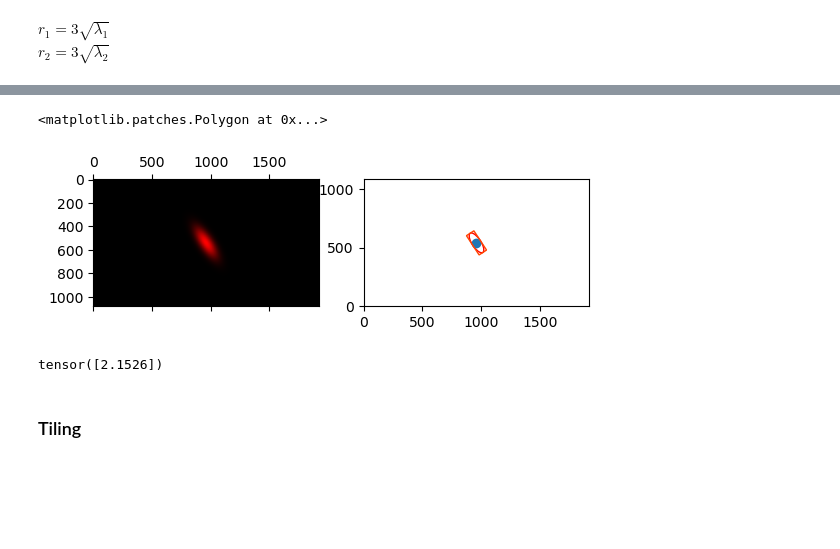
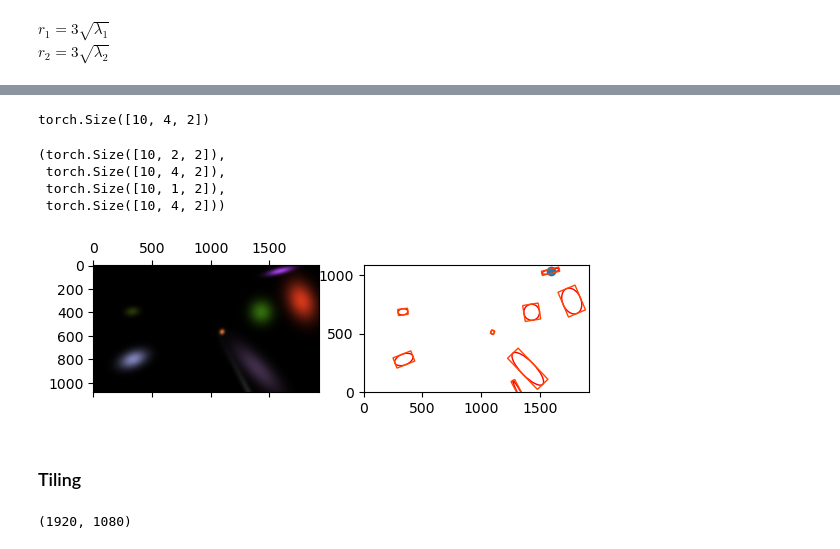
Before and after one commit to myasincifci/gaussian-splatting, a Jupyter notebook: notebooks/rendering_final.ipynb, the cells around one changed output, grey strips where cells are left out. Saved outputs shown, nothing was run; the diff lists cells and outputs as text; code cells hidden in the pictures; blank space fills up the shorter version.

```diff
--- a/notebooks/rendering_final.ipynb
+++ b/notebooks/rendering_final.ipynb
@@ -32,3 +14,11 @@ opc = torch.tensor([
+# %%
+N = 10
+
+mu = (torch.rand((N,3)) - 0.5) * 4.
+scale = torch.rand((N,3)) * 0.2
+quat = torch.rand((N, 4))
+col = torch.rand((N, 3))
+opc = torch.rand((N,))
 # %% [markdown]
 ### Projection
 # %%
@@ -162,10 +141,18 @@ def get_rotation(theta):
     cos = torch.cos(theta)
     sin = torch.sin(theta)
 
-    return torch.tensor([
-        [cos, -sin],
-        [sin,  cos]
-    ])
+    R = torch.empty((len(cos),2,2))
+    R[:,0,0] = cos
+    R[:,0,1] = -sin
+    R[:,1,0] = sin
+    R[:,1,1] = cos
+
+    return R
+
+    # return torch.tensor([
+    #     [cos, -sin],
+    #     [sin,  cos]
+    # ])
 # %%
 def get_box(mu, cov):
     N = len(mu)
@@ -195 +177,14 @@ tensor([2.1526])
+# %%
+box = get_box(mu_, cov_)
+box_mean = box.mean(dim=1, keepdim=True)
+box.shape
+# %% [output]
+torch.Size([10, 4, 2])
+# %%
+rot.shape, box.shape, box_mean.shape, (box - box_mean).shape
+# %% [output]
+(torch.Size([10, 2, 2]),
+ torch.Size([10, 4, 2]),
+ torch.Size([10, 1, 2]),
+ torch.Size([10, 4, 2]))
 # %%
@@ -199,24 +192,21 @@ rot_box = (rot @ (box - box_mean).permute((0,2,1))).permute((0,2,1)) + box_mean
 # %%
 fig, (ax1, ax2) = plt.subplots(1, 2)
 ax1.matshow(out_img)
 
 ellipse_ndim(mu_, cov_, ax2, edgecolor='red')
 ax2.scatter(mu_[0,0], mu_[0,1])
-# ax2.scatter(mu_[1,0], mu_[1,1])
 ax2.set_aspect('equal', adjustable='box')
 
 ax2.set_xlim([0,W])
 ax2.set_ylim([0,H])
 
-p = Polygon(rot_box[0], fc='none', ec='orangered')
-
-ax2.add_patch(p)
+for box in rot_box:
+ ax2.add_patch(Polygon(box, fc='none', ec='orangered'))
 # %% [output]
-<matplotlib.patches.Polygon at 0x...>
-[figure, old version]
+[figure, new version]
-# %%
-get_orientation(cov_)
-# %% [output]
-tensor([2.1526])
 # %% [markdown]
 ### Tiling
+# %%
+W, H
+# %% [output]
+(1920, 1080)
```
Also changed, not shown: parts of 14 cells of this notebook.
